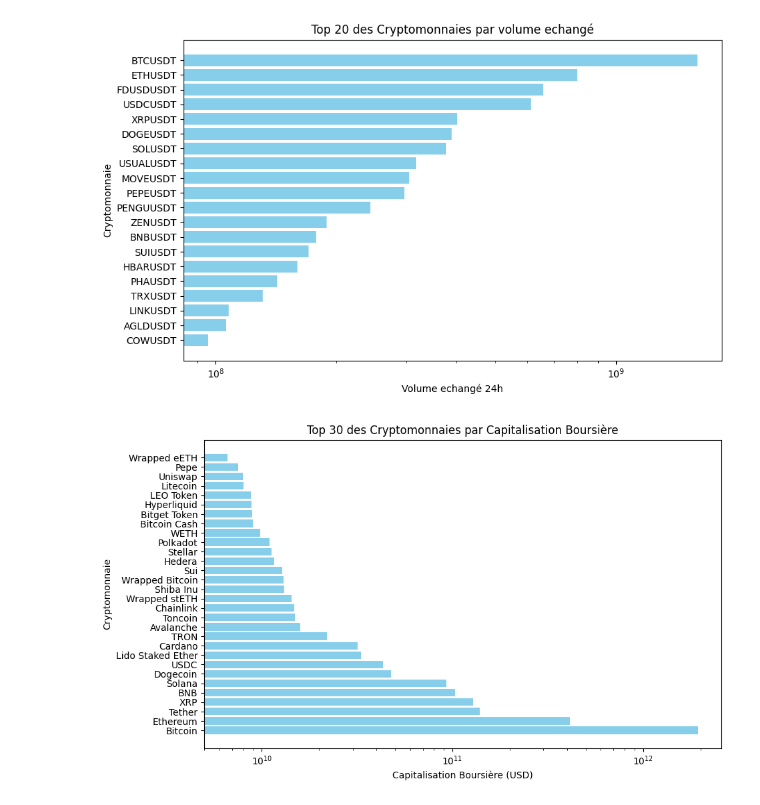
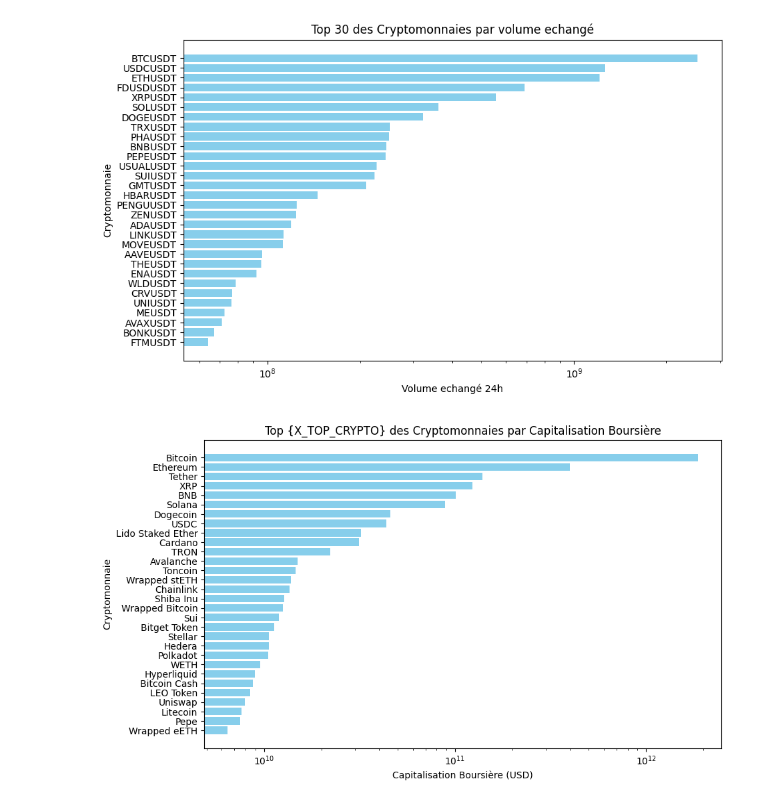
Before and after one commit to sloutmyv/Binance-API-test, a Jupyter notebook: market_cap.ipynb, the cells around one changed output. Cells and saved outputs as stored; diff of their text form; code cells hidden in the pictures.

```diff
--- a/market_cap.ipynb
+++ b/market_cap.ipynb
@@ -17,6 +23,9 @@ KEYS = [element.strip() for element in KEYS]
 api_key = KEYS[0]
 api_secret = KEYS[1]
 client = Client(api_key,api_secret)
+# %%
+# Initialiser les constantes
+X_TOP_CRYPTO = 30
 # %%
 # Extraction du TOP 20 des paires ayant le plus de gros volume d'échange sur binance ces 24 dernières heures
 # Récupérer les informations de trading des symboles
@@ -57,7 +66,7 @@ df_quoteVolume.drop(columns=['weightedAvgPrice','prevClosePrice','lastQty','last
 
 
 # Listing du top 20
-top_20_quoteVolume = df_quoteVolume['symbol'].head(20).tolist()
+top_20_quoteVolume = df_quoteVolume['symbol'].head(X_TOP_CRYPTO).tolist()
 # print(top_20_quoteVolume)
 # print(df_quoteVolume.head(20))
 
@@ -65,43 +74,43 @@ top_20_quoteVolume = df_quoteVolume['symbol'].head(20).tolist()
 
 # Créer le graphique
 plt.figure(figsize=(10, 6))
-plt.barh(df_quoteVolume['symbol'].head(20), df_quoteVolume['quoteVolume'].head(20), color='skyblue')
+plt.barh(df_quoteVolume['symbol'].head(X_TOP_CRYPTO), df_quoteVolume['quoteVolume'].head(X_TOP_CRYPTO), color='skyblue')
 plt.xlabel('Volume echangé 24h')
 plt.xscale('log')  # Appliquer une échelle logarithmique sur l'axe X
 plt.ylabel('Cryptomonnaie')
-plt.title('Top 20 des Cryptomonnaies par volume echangé')
+plt.title(f'Top {X_TOP_CRYPTO} des Cryptomonnaies par volume echangé')
 plt.gca().invert_yaxis()  # Inverser l'axe des Y pour afficher la plus grande capitalisation en haut
 plt.show()
 # %% [output]
-[figure, old version]
+[figure, new version]
 # %%
 # Initialiser CoinGeckoAPI
 cg = CoinGeckoAPI()
 
 # Obtenir les 20 premières cryptomonnaies par capitalisation boursière
-coins = cg.get_coins_markets(vs_currency='usd', order='market_cap_desc', per_page=30, page=1)
+coins = cg.get_coins_markets(vs_currency='usd', order='market_cap_desc', per_page=X_TOP_CRYPTO, page=1)
 
 # Créer une liste de dictionnaires avec les informations souhaitées
 coin_data = [{
     'name': coin['name'],
     'symbol': coin['symbol'],
     'market_cap': coin['market_cap']
 } for coin in coins]
 
 # Créer un DataFrame
 df = pd.DataFrame(coin_data)
 
 # Trier le DataFrame par capitalisation
 df = df.sort_values(by='market_cap', ascending=True)
 
 # Créer le graphique
 plt.figure(figsize=(10, 6))
 plt.barh(df['name'], df['market_cap'], color='skyblue')
 plt.xlabel('Capitalisation Boursière (USD)')
 plt.xscale('log')  # Appliquer une échelle logarithmique sur l'axe X
 plt.ylabel('Cryptomonnaie')
-plt.title('Top 30 des Cryptomonnaies par Capitalisation Boursière')
-plt.gca().invert_yaxis()  # Inverser l'axe des Y pour afficher la plus grande capitalisation en haut
+plt.title('Top {X_TOP_CRYPTO} des Cryptomonnaies par Capitalisation Boursière')
+# plt.gca().invert_yaxis()  # Inverser l'axe des Y pour afficher la plus grande capitalisation en haut
 plt.show()
 # %% [output]
-[figure, old version]
+[figure, new version]
```
Also changed, not shown: parts of 3 cells of this notebook, 7 other files.
